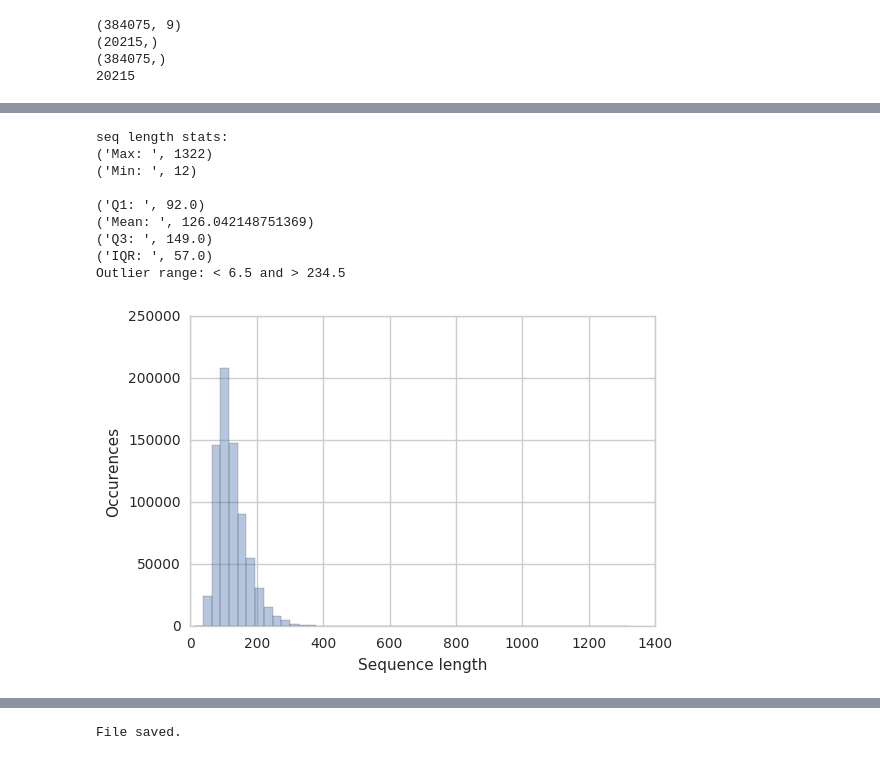
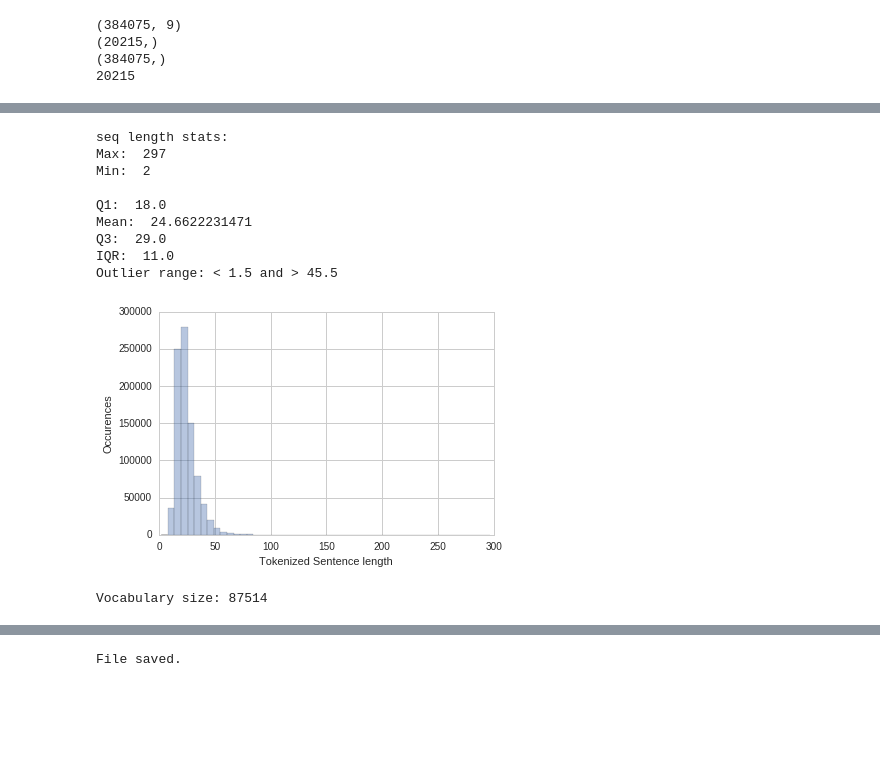
Before and after one commit to bencxs/quora-question-pairs, a Jupyter notebook: 1_preprocess.ipynb, the cells around one changed output, grey strips where cells are left out. Saved outputs shown, nothing was run; the diff lists cells and outputs as text; code cells hidden in the pictures; blank space fills up the shorter version.

```diff
--- a/1_preprocess.ipynb
+++ b/1_preprocess.ipynb
@@ -127,25 +176,30 @@ def pos_neg_stats(df_pos, df_neg, pct):
 
     # Pos / Pos + Neg = 16.5%, then: Neg = Pos * 100 / 16.5 - Pos
     neg_class = (len(df_pos) * 100 / pct) - len(df_pos)
+    neg_class_amt = int(np.round(neg_class, 0))
     print("Neg class needs to be: " +
-          str(np.round(neg_class, 0)) + " to balance to " + str(pct) + " % duplicates.")
+          str(neg_class_amt) + " to balance to " + str(pct) + " % duplicates.")
 
-def random_oversample(pos, neg, size):
+    return neg_class_amt
+
+def random_oversample(pos, neg, pct):
     '''
     Oversamples majority class by an amount
     '''
+    # Gets a random sample of all rows (frac=1) i.e. shuffling the entire dataset
     pos = pos.sample(frac=1).reset_index(drop=True)
     neg = neg.sample(frac=1).reset_index(drop=True)
 
     df = pd.DataFrame()
+
     df["q1"] = pos["q1"]
     df["q2"] = neg["q2"]
-    print(len(df))
+    #print(len(df))
 
     df2 = pd.DataFrame()
     df2["q1"] = pos["q2"]
     df2["q2"] = neg["q1"]
-    print(len(df2))
+    #print(len(df2))
 
     df = df.append(df2)
 
@@ -155,7 +209,7 @@ def random_oversample(pos, neg, size):
     df3 = pd.DataFrame()
     df3["q1"] = neg["q2"]
     df3["q2"] = neg["q1"]
-    print(len(df3))
+    #print(len(df3))
 
     df = df.append(df3)
 
@@ -165,7 +219,7 @@ def random_oversample(pos, neg, size):
     df4 = pd.DataFrame()
     df4["q1"] = pos["q2"]
     df4["q2"] = neg["q2"]
-    print(len(df4))
+    #print(len(df4))
 
     df = df.append(df4)
 
@@ -175,21 +229,32 @@ def random_oversample(pos, neg, size):
     df5 = pd.DataFrame()
     df5["q1"] = pos["q1"]
     df5["q2"] = neg["q1"]
-    print(len(df5))
+    #print(len(df5))
 
     df = df.append(df5)
     df = df.reset_index(drop=True)
     print("Total oversampled examples to choose from: ", len(df))
 
-    df_sample_ind = np.random.choice(df.index.values, size=size, replace=False)
+    # Randomly select a subset of the oversampled examples
+    # to fit the required percentage duplicates
+    df_sample_ind = np.random.choice(
+        df.index.values,
+        size=pos_neg_stats(pos, neg, pct),
+        replace=False)
     df_sample = df.loc[df_sample_ind]
     df_sample = df_sample.reset_index(drop=True)
     df_sample["is_duplicate"] = 0
 
+    # Retain all examples in positive class
+    df_pos_all = pos[["q1", "q2", "is_duplicate"]].copy()
+    df_sample = pd.concat([df_sample, df_pos_all])
+    # Reshuffle dataset one last time
+    df_sample = df_sample.sample(frac=1).reset_index(drop=True)
+
     print("Total examples in rebalanced dataset: ", len(df_sample))
 
     # Pos / Pos + Neg * 100
-    pos_neg_ratio = float(len(pos)) / (len(pos) + len(df_sample)) * 100
+    pos_neg_ratio = float(len(pos)) / (len(df_sample)) * 100
     print("Percentage duplicates in rebalanced dataset: " + str(np.round(pos_neg_ratio, 2)) + " %")
 
     display(df_sample.head())
@@ -198,7 +263,6 @@ def random_oversample(pos, neg, size):
 
     return df_sample
 
-pos_neg_stats(df_pos, df_neg, 16.5)
-#df_sample = random_oversample(df_pos, df_neg, 747796)
-df_sample = random_oversample(df_pos, df_neg, 717553)
+#717553
+df_sample = random_oversample(df_pos, df_neg, 16.5)
 # %% [output]
@@ -250,38 +314,54 @@ print(len(y_train_sample))
 # %%
 # Concatenate training and validation set for sequence length analysis
 # and token id encoding later
 X_all = pd.concat([X_train_sample, X_val], axis=0)
 
 # Plot sequence length of questions, and determine outliers
 sns.set_style('whitegrid')
 seq_length = []
 for row in X_all:
-    seq_length.append(len(row))
+    seq_length.append(len(row.split(" ")))
 
 sns.distplot(seq_length, kde=False)
-plt.xlabel("Sequence length")
+plt.xlabel("Tokenized Sentence length")
 plt.ylabel("Occurences")
 
 print("seq length stats: ")
 print("Max: ", max(seq_length))
 print("Min: ", min(seq_length))
 print("")
 Q1 = np.percentile(seq_length, 25)
 Q3 = np.percentile(seq_length, 75)
 IQR = Q3 - Q1
 print("Q1: ", Q1)
 print("Mean: ", np.mean(seq_length))
 print("Q3: ", Q3)
 print("IQR: ", IQR)
 print("Outlier range: < " + str(Q1 - 1.5*IQR) + " and > " + str(Q3 + 1.5*IQR))
 # %% [output]
 seq length stats:
-('Max: ', 1322)
-('Min: ', 12)
+Max:  297
+Min:  2
 
-('Q1: ', 92.0)
-('Mean: ', 126.042148751369)
-('Q3: ', 149.0)
-('IQR: ', 57.0)
-Outlier range: < 6.5 and > 234.5
+Q1:  18.0
+Mean:  24.6622231471
+Q3:  29.0
+IQR:  11.0
+Outlier range: < 1.5 and > 45.5
-[figure, old version]
+[figure, new version]
+# %%
+# Build vocabulary
+from tensorflow.contrib import learn
+
+#max_document_length = max([len(x.split(" ")) for x in X_all])
+max_document_length = 45
+vocab_processor = learn.preprocessing.VocabularyProcessor(max_document_length)
+#x1 = np.array(list(vocab_processor.fit_transform(X_train_sample)))
+#x2 = np.array(list(vocab_processor.fit_transform(X_val)))
+vocab_processor.fit(X_train_sample)
+vocab_processor.fit(X_val)
+x1 = np.array(list(vocab_processor.transform(X_train_sample)))
+x2 = np.array(list(vocab_processor.transform(X_val)))
+print("Vocabulary size: {:d}".format(len(vocab_processor.vocabulary_)))
+# %% [output]
+Vocabulary size: 87514
```
Also changed, not shown: parts of 15 cells of this notebook.
